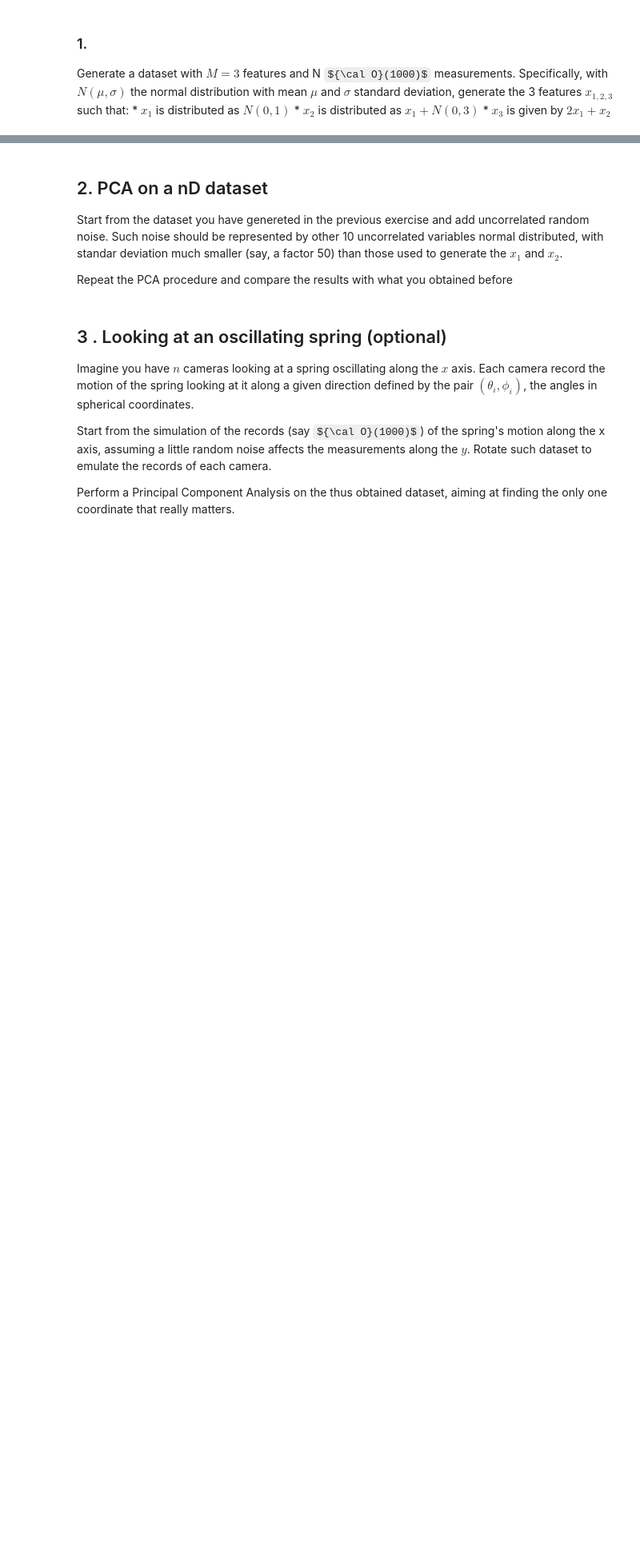
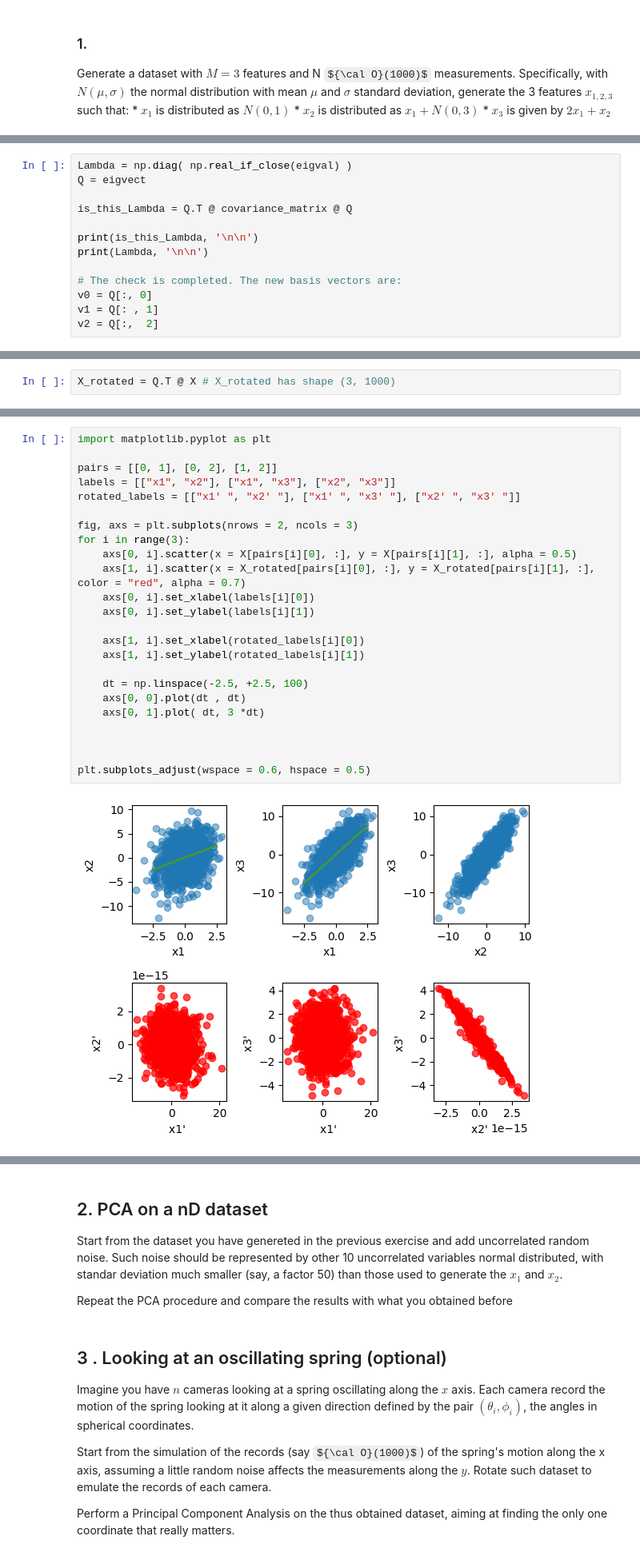
Before and after one commit to miriamzara/LaboratoryOfComputationalPhysics_Y7, a Jupyter notebook: 08_Linear_Algebra/08ex_LinearAlgebra.ipynb, the cells around one changed output, grey strips where cells are left out. Shown: that part at 80% size. Drawn from its saved outputs; the diff is of its cells as text; some formulas as TeX source; blank space fills up the shorter version.

```diff
--- a/08_Linear_Algebra/08ex_LinearAlgebra.ipynb
+++ b/08_Linear_Algebra/08ex_LinearAlgebra.ipynb
@@ -114,0 +72,13 @@ print( Vt.T, '\n\n') # U and V are the same, as expected for a square matrix
+# %%
+Lambda = np.diag( np.real_if_close(eigval) )
+Q = eigvect
+
+is_this_Lambda = Q.T @ covariance_matrix @ Q
+
+print(is_this_Lambda, '\n\n')
+print(Lambda, '\n\n')
+
+# The check is completed. The new basis vectors are:
+v0 = Q[:, 0]
+v1 = Q[: , 1]
+v2 = Q[:,  2]
@@ -143,0 +170,2 @@ AttributeError: module 'numpy' has no attribute 'zero'
+# %%
+X_rotated = Q.T @ X # X_rotated has shape (3, 1000)
@@ -143,0 +176,26 @@ AttributeError: module 'numpy' has no attribute 'zero'
+# %%
+import matplotlib.pyplot as plt
+
+pairs = [[0, 1], [0, 2], [1, 2]]
+labels = [["x1", "x2"], ["x1", "x3"], ["x2", "x3"]]
+rotated_labels = [["x1' ", "x2' "], ["x1' ", "x3' "], ["x2' ", "x3' "]]
+
+fig, axs = plt.subplots(nrows = 2, ncols = 3)
+for i in range(3):
+    axs[0, i].scatter(x = X[pairs[i][0], :], y = X[pairs[i][1], :], alpha = 0.5)
+    axs[1, i].scatter(x = X_rotated[pairs[i][0], :], y = X_rotated[pairs[i][1], :], color = "red", alpha = 0.7)
+    axs[0, i].set_xlabel(labels[i][0])
+    axs[0, i].set_ylabel(labels[i][1])
+
+    axs[1, i].set_xlabel(rotated_labels[i][0])
+    axs[1, i].set_ylabel(rotated_labels[i][1])
+
+    dt = np.linspace(-2.5, +2.5, 100)
+    axs[0, 0].plot(dt , dt)
+    axs[0, 1].plot( dt, 3 *dt)
+
+
+
+plt.subplots_adjust(wspace = 0.6, hspace = 0.5)
+# %% [output]
+[figure, added]
```
Also changed, not shown: parts of 19 cells of this notebook, 1 other file.
